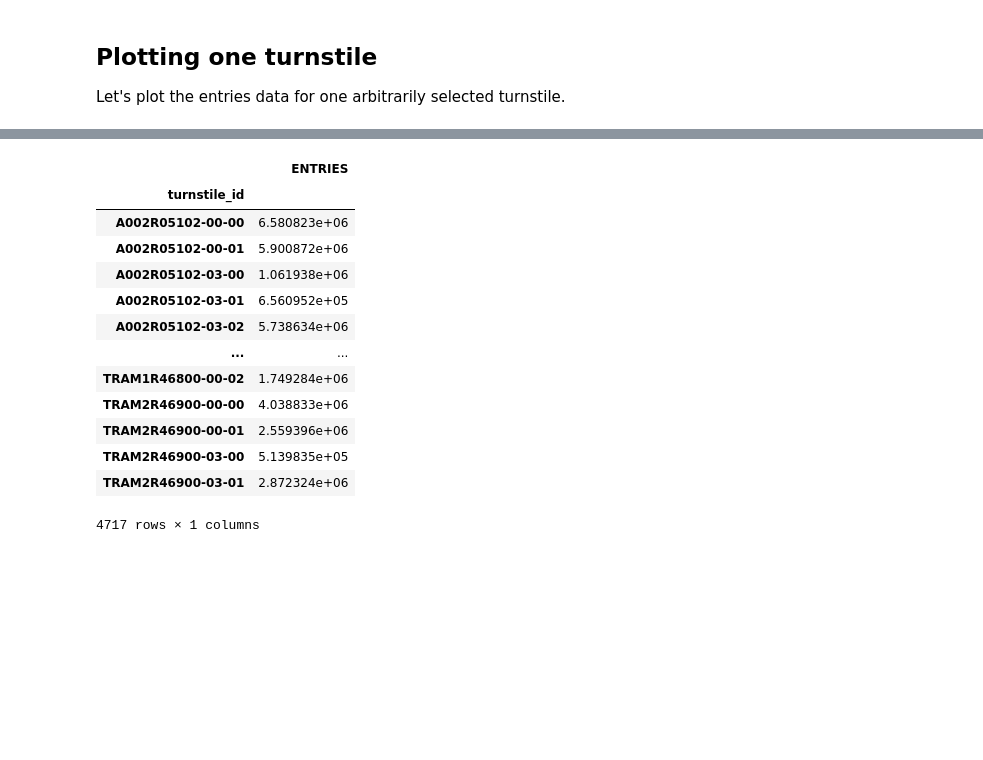
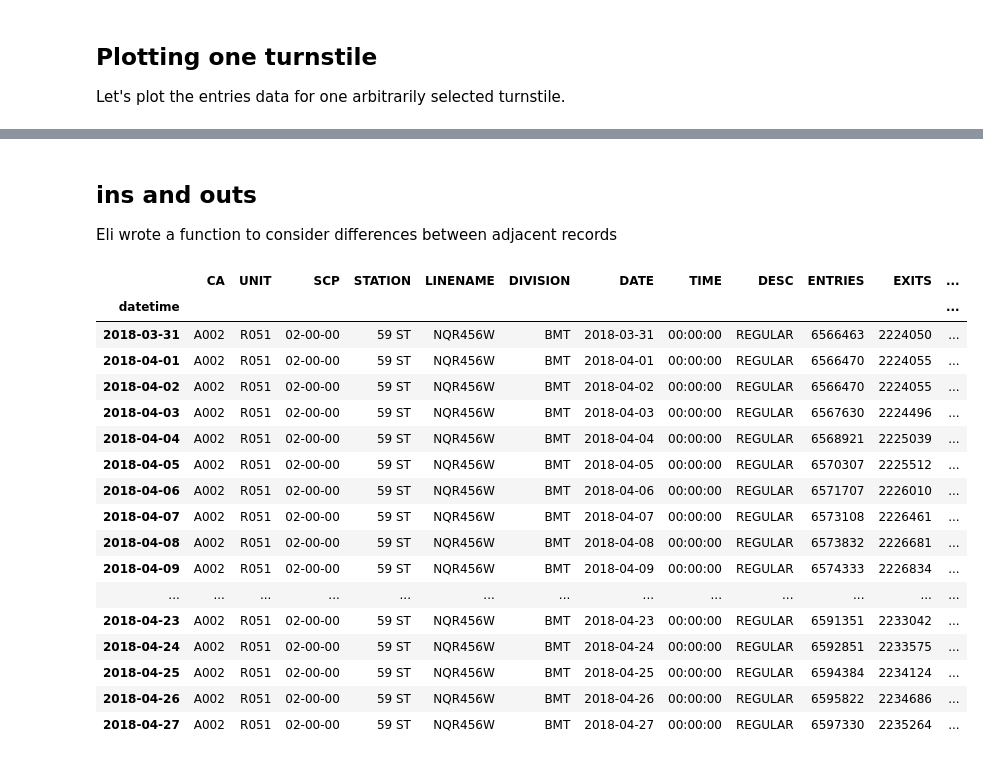
Before and after one commit to ekand/mtacular, a Jupyter notebook: notebooks/ekand_eda.ipynb, the cells around one changed output, grey strips where cells are left out. Cells and saved outputs as stored; diff of their text form; code cells hidden in the pictures; blank space fills up the shorter version.

```diff
--- a/notebooks/ekand_eda.ipynb
+++ b/notebooks/ekand_eda.ipynb
@@ -117,21 +159,35 @@ turnstile_0['ENTRIES'].plot()
+# %% [markdown]
+## ins and outs
+Eli wrote a function to consider differences between adjacent records
 # %%
-df = mta
-df['turnstile_id'] = df['C/A'] + df['UNIT'] + df['SCP']
+df = mta.copy()
+df = df.set_index('datetime')
+mask = df.index.hour == 0
+df = df[mask]
-# %%
-groupby = df.groupby(['my_feature'])
-groupby.agg({"ENTRIES": "mean"})
-# %% [output]
-|  | ENTRIES |
-| turnstile_id |  |
-| A002R05102-00-00 | 6.580823e+06 |
-| A002R05102-00-01 | 5.900872e+06 |
-| A002R05102-03-00 | 1.061938e+06 |
-| A002R05102-03-01 | 6.560952e+05 |
-| A002R05102-03-02 | 5.738634e+06 |
-| ... | ... |
-| TRAM1R46800-00-02 | 1.749284e+06 |
-| TRAM2R46900-00-00 | 4.038833e+06 |
-| TRAM2R46900-00-01 | 2.559396e+06 |
-| TRAM2R46900-03-00 | 5.139835e+05 |
-| TRAM2R46900-03-01 | 2.872324e+06 |
-4717 rows × 1 columns
+# %%
+# df = df.sort_index()
+# df_in = mta.copy()
+
+df[df.turnstile_id == "A002R05102-00-00"]
+df = pmd.add_ins_outs_to_df(df)
+# %%
+df[df.turnstile_id == "A002R05102-00-00"]
+# %% [output]
+|  | CA | UNIT | SCP | STATION | LINENAME | DIVISION | DATE | TIME | DESC | ENTRIES | EXITS | ... |
+| datetime |  |  |  |  |  |  |  |  |  |  |  | ... |
+| 2018-03-31 | A002 | R051 | 02-00-00 | 59 ST | NQR456W | BMT | 2018-03-31 | 00:00:00 | REGULAR | 6566463 | 2224050 | ... |
+| 2018-04-01 | A002 | R051 | 02-00-00 | 59 ST | NQR456W | BMT | 2018-04-01 | 00:00:00 | REGULAR | 6566470 | 2224055 | ... |
+| 2018-04-02 | A002 | R051 | 02-00-00 | 59 ST | NQR456W | BMT | 2018-04-02 | 00:00:00 | REGULAR | 6566470 | 2224055 | ... |
+| 2018-04-03 | A002 | R051 | 02-00-00 | 59 ST | NQR456W | BMT | 2018-04-03 | 00:00:00 | REGULAR | 6567630 | 2224496 | ... |
+| 2018-04-04 | A002 | R051 | 02-00-00 | 59 ST | NQR456W | BMT | 2018-04-04 | 00:00:00 | REGULAR | 6568921 | 2225039 | ... |
+| 2018-04-05 | A002 | R051 | 02-00-00 | 59 ST | NQR456W | BMT | 2018-04-05 | 00:00:00 | REGULAR | 6570307 | 2225512 | ... |
+| 2018-04-06 | A002 | R051 | 02-00-00 | 59 ST | NQR456W | BMT | 2018-04-06 | 00:00:00 | REGULAR | 6571707 | 2226010 | ... |
+| 2018-04-07 | A002 | R051 | 02-00-00 | 59 ST | NQR456W | BMT | 2018-04-07 | 00:00:00 | REGULAR | 6573108 | 2226461 | ... |
+| 2018-04-08 | A002 | R051 | 02-00-00 | 59 ST | NQR456W | BMT | 2018-04-08 | 00:00:00 | REGULAR | 6573832 | 2226681 | ... |
+| 2018-04-09 | A002 | R051 | 02-00-00 | 59 ST | NQR456W | BMT | 2018-04-09 | 00:00:00 | REGULAR | 6574333 | 2226834 | ... |
+| ... | ... | ... | ... | ... | ... | ... | ... | ... | ... | ... | ... | ... |
+| 2018-04-23 | A002 | R051 | 02-00-00 | 59 ST | NQR456W | BMT | 2018-04-23 | 00:00:00 | REGULAR | 6591351 | 2233042 | ... |
+| 2018-04-24 | A002 | R051 | 02-00-00 | 59 ST | NQR456W | BMT | 2018-04-24 | 00:00:00 | REGULAR | 6592851 | 2233575 | ... |
+| 2018-04-25 | A002 | R051 | 02-00-00 | 59 ST | NQR456W | BMT | 2018-04-25 | 00:00:00 | REGULAR | 6594384 | 2234124 | ... |
+| 2018-04-26 | A002 | R051 | 02-00-00 | 59 ST | NQR456W | BMT | 2018-04-26 | 00:00:00 | REGULAR | 6595822 | 2234686 | ... |
+| 2018-04-27 | A002 | R051 | 02-00-00 | 59 ST | NQR456W | BMT | 2018-04-27 | 00:00:00 | REGULAR | 6597330 | 2235264 | ... |
```
Also changed, not shown: parts of 13 cells of this notebook, 2 other files.
